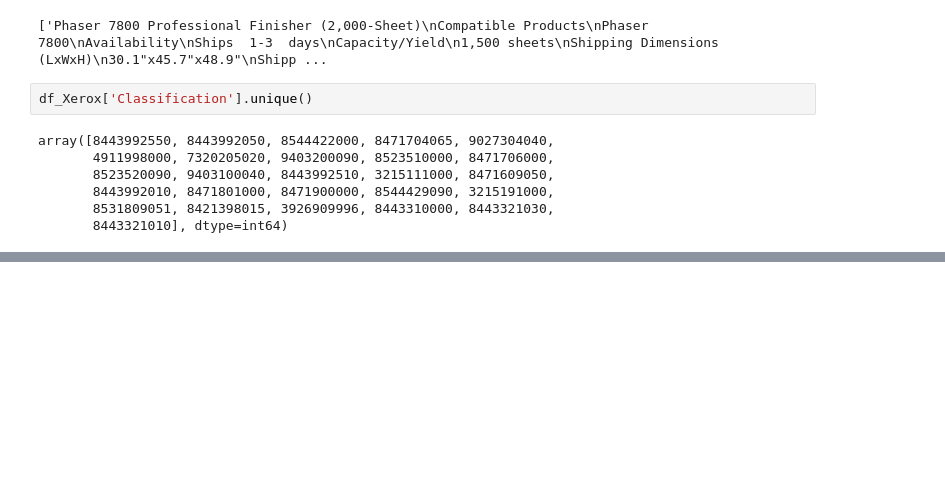
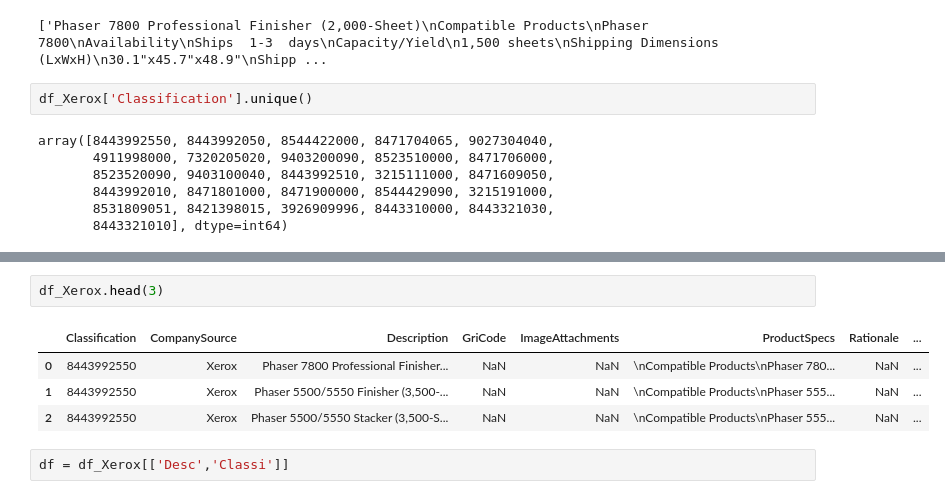
Before and after one commit to Lakshhmi/Web-scraping, a Jupyter notebook: Tariff Classification.ipynb, the cells around one changed output, grey strips where cells are left out. Cells and saved outputs as stored; diff of their text form; blank space fills up the shorter version.

```diff
--- a/Tariff Classification.ipynb
+++ b/Tariff Classification.ipynb
@@ -84,0 +113,9 @@ array([8443992550, 8443992050, 8544422000, 8471704065, 9027304040,
+# %%
+df_Xerox.head(3)
+# %% [output]
+|  | Classification | CompanySource | Description | GriCode | ImageAttachments | ProductSpecs | Rationale | ... |
+| 0 | 8443992550 | Xerox | Phaser 7800 Professional Finisher... | NaN | NaN | \nCompatible Products\nPhaser 780... | NaN | ... |
+| 1 | 8443992550 | Xerox | Phaser 5500/5550 Finisher (3,500-... | NaN | NaN | \nCompatible Products\nPhaser 555... | NaN | ... |
+| 2 | 8443992550 | Xerox | Phaser 5500/5550 Stacker (3,500-S... | NaN | NaN | \nCompatible Products\nPhaser 555... | NaN | ... |
+# %%
+df = df_Xerox[['Desc','Classi']]
```
Also changed, not shown: parts of 6 cells of this notebook.
